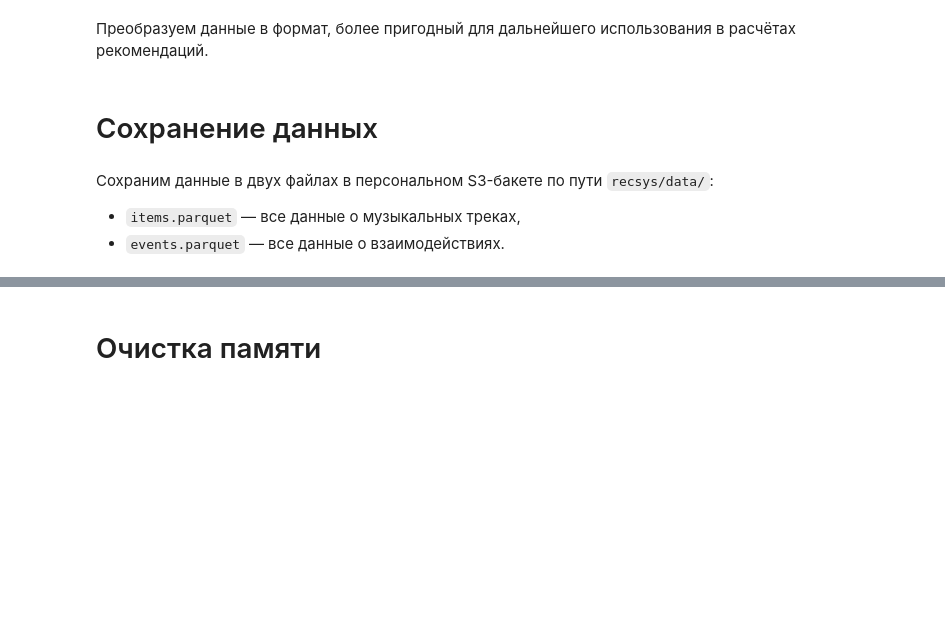
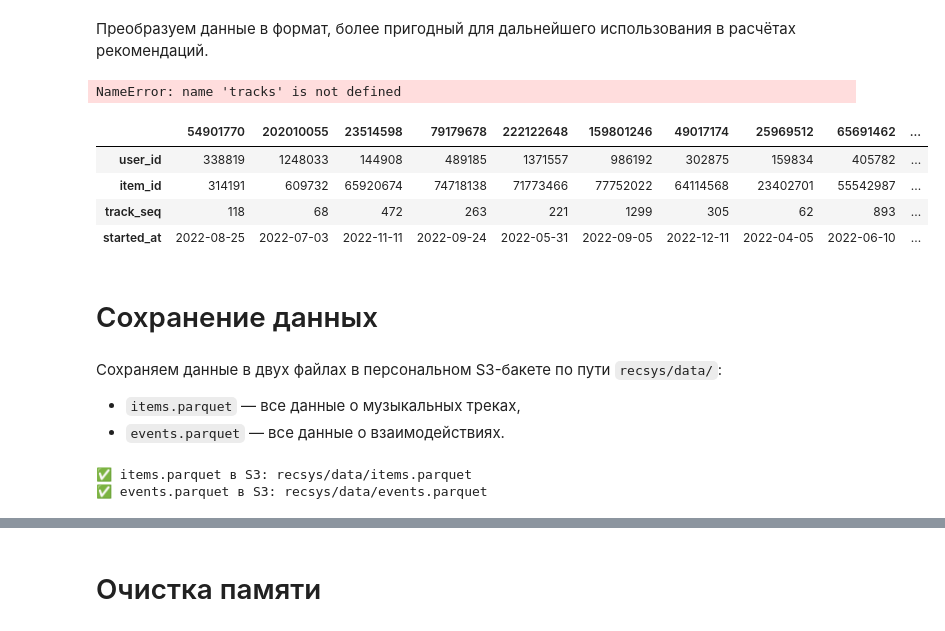
Before and after one commit to alina-tad/mle-project-sprint-4-v001, a Jupyter notebook: recommendations.ipynb, the cells around one changed output, grey strips where cells are left out. Saved outputs shown, nothing was run; the diff lists cells and outputs as text; code cells hidden in the pictures; blank space fills up the shorter version.

```diff
--- a/recommendations.ipynb
+++ b/recommendations.ipynb
@@ -191,9 +421,45 @@ interactions = interactions[interactions.track_id.isin(tracks.track_id)]
 # Преобразование данных
 # %% [markdown]
 Преобразуем данные в формат, более пригодный для дальнейшего использования в расчётах рекомендаций.
+# %%
+# 1. Базовые датафреймы
+items = tracks.copy()
+events = interactions.copy()
+
+# 2. Переименовываем track_id → item_id,
+#    чтобы дальше работать в общем формате items / events
+items = items.rename(columns={"track_id": "item_id"})
+events = events.rename(columns={"track_id": "item_id"})
+
+# 3. Гарантируем согласованность item_id:
+#    оставляем только события по трекам, которые есть в items
+valid_item_ids = set(items["item_id"].unique())
+events = events[events["item_id"].isin(valid_item_ids)].copy()
+
+# 4. (разумная фильтрация) Оставляем пользователей с ≥ 2 прослушиваниями
+user_counts = events["user_id"].value_counts()
+valid_users = user_counts[user_counts >= 2].index
+events = events[events["user_id"].isin(valid_users)].copy()
+
+# 5. Сбрасываем индексы для аккуратности
+items = items.reset_index(drop=True)
+events = events.reset_index(drop=True)
+
+print("Размер items:", items.shape)
+print("Размер events:", events.shape)
+# %% [output]
+NameError: name 'tracks' is not defined
+# %%
+events.sample(10).T
+# %% [output]
+|  | 54901770 | 202010055 | 23514598 | 79179678 | 222122648 | 159801246 | 49017174 | 25969512 | 65691462 | ... |
+| user_id | 338819 | 1248033 | 144908 | 489185 | 1371557 | 986192 | 302875 | 159834 | 405782 | ... |
+| item_id | 314191 | 609732 | 65920674 | 74718138 | 71773466 | 77752022 | 64114568 | 23402701 | 55542987 | ... |
+| track_seq | 118 | 68 | 472 | 263 | 221 | 1299 | 305 | 62 | 893 | ... |
+| started_at | 2022-08-25 | 2022-07-03 | 2022-11-11 | 2022-09-24 | 2022-05-31 | 2022-09-05 | 2022-12-11 | 2022-04-05 | 2022-06-10 | ... |
 # %% [markdown]
 # Сохранение данных
 # %% [markdown]
-Сохраним данные в двух файлах в персональном S3-бакете по пути `recsys/data/`:
+Сохраняем данные в двух файлах в персональном S3-бакете по пути `recsys/data/`:
 - `items.parquet` — все данные о музыкальных треках,
 - `events.parquet` — все данные о взаимодействиях.
@@ -199,0 +469,17 @@ interactions = interactions[interactions.track_id.isin(tracks.track_id)]
+# %%
+s3.upload_file(
+    Filename="items.parquet",
+    Bucket=S3_BUCKET_NAME,
+    Key="recsys/data/items.parquet",
+)
+print("✅ items.parquet в S3: recsys/data/items.parquet")
+
+s3.upload_file(
+    Filename="events.parquet",
+    Bucket=S3_BUCKET_NAME,
+    Key="recsys/data/events.parquet",
+)
+print("✅ events.parquet в S3: recsys/data/events.parquet")
+# %% [output]
+✅ items.parquet в S3: recsys/data/items.parquet
+✅ events.parquet в S3: recsys/data/events.parquet
```
Also changed, not shown: parts of 25 cells of this notebook.
